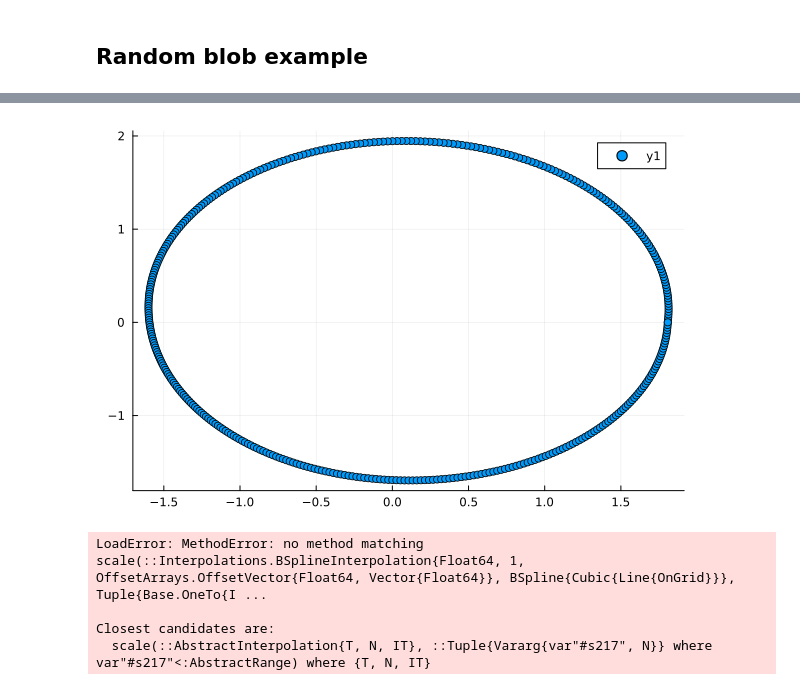
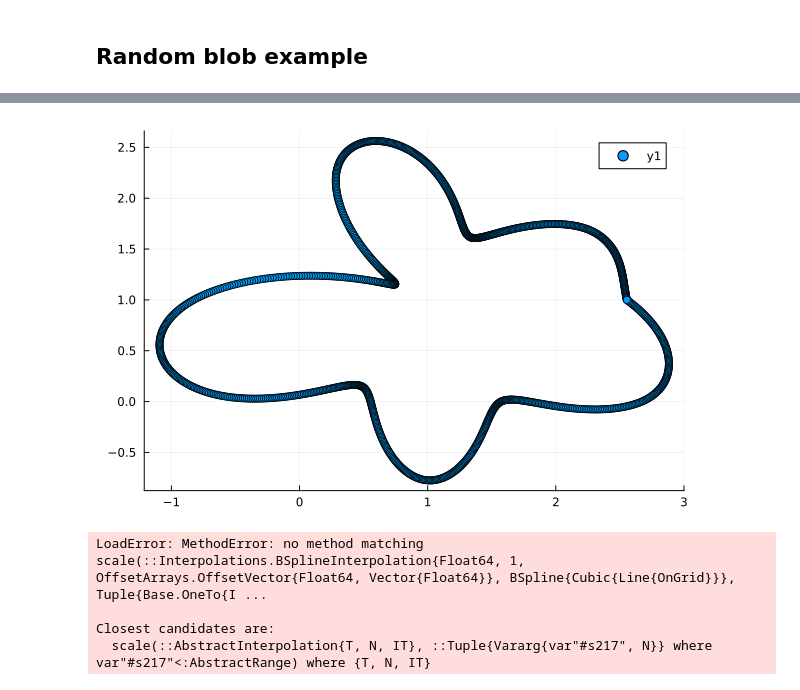
Before and after one commit to lootie/Slepians.jl, a Jupyter notebook: Examples/Localization2D.ipynb, the cells around one changed output, grey strips where cells are left out. Cells and saved outputs as stored; diff of their text form; code cells hidden in the pictures.

Commit message:
fix scatter

```diff
--- a/Examples/Localization2D.ipynb
+++ b/Examples/Localization2D.ipynb
@@ -83,27 +37,27 @@ length(r), length(t)
 @blob
 
 """
-function randcirc2(xm = 0.0, ym = 0.0, r = 1.0, dr = 1, N = 10)
-    nr = 100
-    r = [1 + 2*dr*(rand() .- 0.5) for x in 1:N]
-    r = vcat(r[end],r,r[1])
-    t = -1.:1:N
+#function randcirc2(xm = 0.0, ym = 0.0, r = 1.0, dr = 1, N = 10)
+#    nr = 100
+#    r = [r + 2*dr*(rand() .- 0.5) for x in 1:N]
+#    r = vcat(r[end],r,r[1])
+#    t = -1.:1:N
+#
+#    itp = interpolate(r, BSpline(Cubic(Line(OnGrid()))))
+#    sitp = scale(itp, t)
+#    xfine = 0.0:.01:N
+#    xs = [sitp(x) for x in xfine]#
 
-    itp = interpolate(r, BSpline(Cubic(Line(OnGrid()))))
-    sitp = scale(itp, t)
-    xfine = 0.0:.01:N
-    xs = [sitp(x) for x in xfine]
+#    p1 = scatter(xfine, xs)
+#    scatter!(t, r)
 
-    p1 = scatter(xfine, xs)
-    scatter!(t, r)
+#    p2 = scatter()
+#    scatter!(p2, r.*cos.(2*pi*t), r.*sin.(2*pi*t))
+#
+#    return xm .+ xs.*cos.(2*pi*xfine/N), ym .+ xs.*sin.(2*pi*xfine/N)
+#end
 
-    p2 = scatter()
-    scatter!(p2, r.*cos.(2*pi*t), r.*sin.(2*pi*t))
-
-    return xs.*cos.(2*pi*xfine/N), xs.*sin.(2*pi*xfine/N)
-end
-
-x,y = randcirc2(0.0,0.0,1.0,1,4)
+x,y = Slepians.randcirc2(0.0,0.0,1.0,1,4)
 
 scatter(x,y)
 # %% [output]
@@ -111,9 +65,9 @@ scatter(x,y)
 # %%
-x,y = randcirc2(0.0,0.0,1.0,1,4)
+x,y = randcirc2(1.0,1.0,1.0,1,12)
 
 scatter(x,y)
 # %% [output]
-[figure, old version]
+[figure, new version]
 # %%
 
     sitp = scale(itp, t)
```
Also changed, not shown: parts of 4 cells of this notebook, 1 other file.
